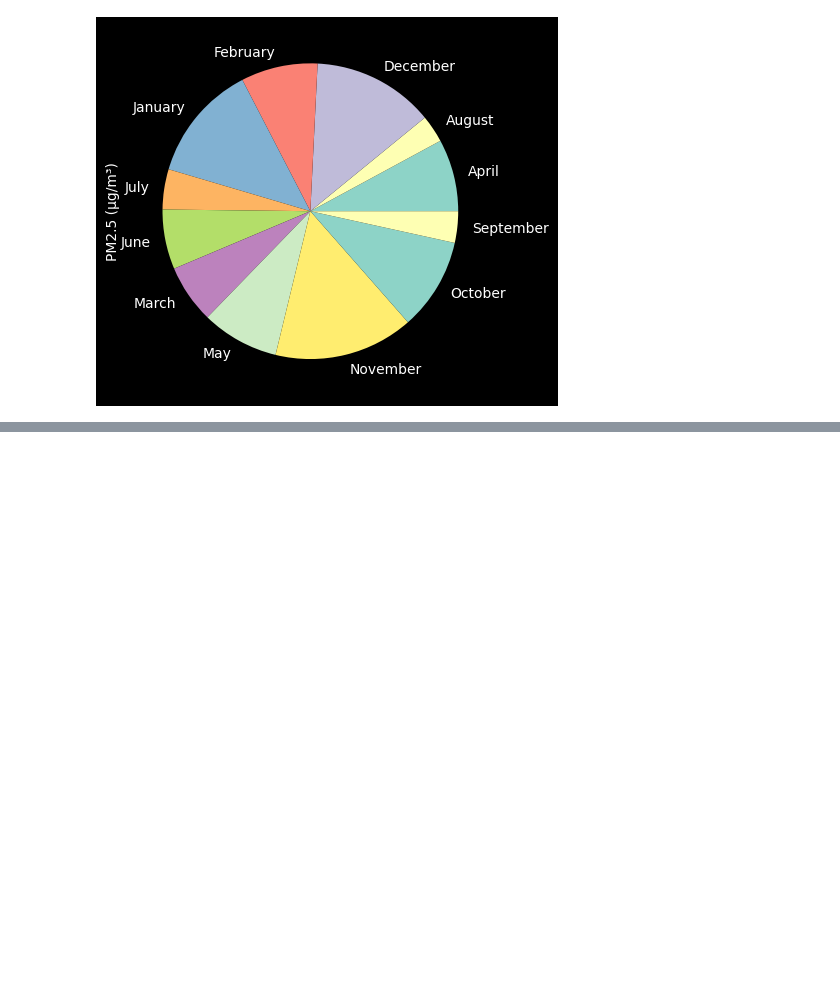
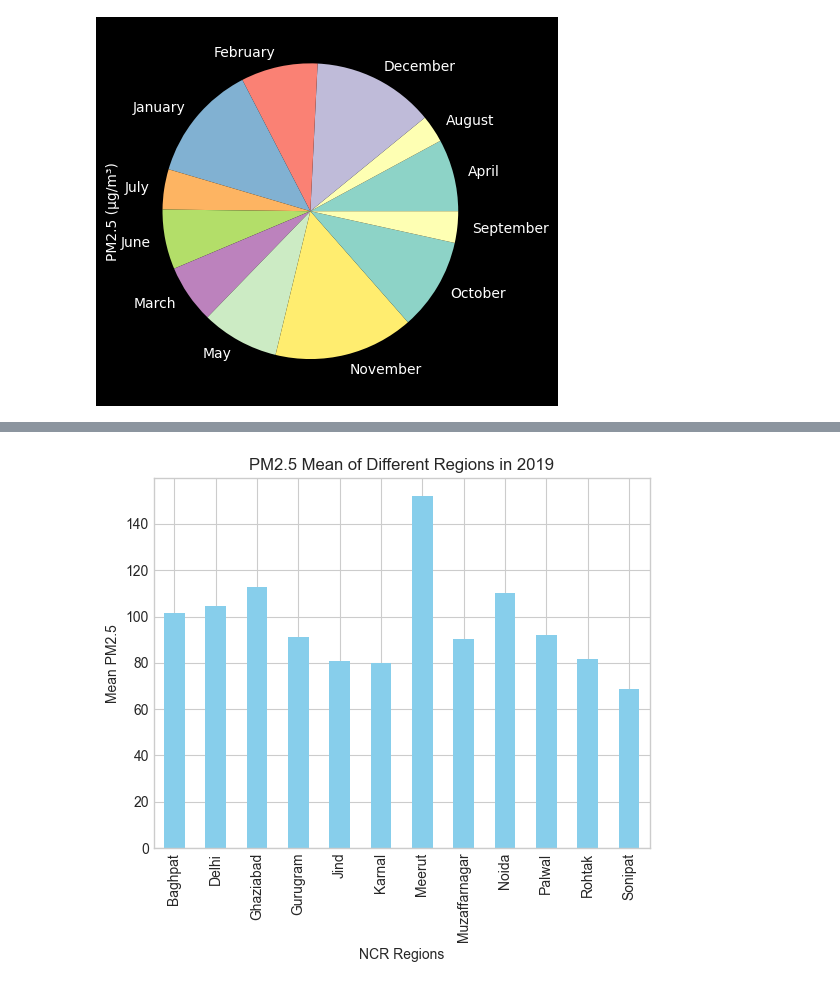
Before and after one commit to TeslaC00/AirPollutionNCR, a Jupyter notebook: GraphVisualization.ipynb, the cells around one changed output, grey strips where cells are left out. Cells and saved outputs as stored; diff of their text form; code cells hidden in the pictures; blank space fills up the shorter version.

```diff
--- a/GraphVisualization.ipynb
+++ b/GraphVisualization.ipynb
@@ -137,0 +173,10 @@ dfs["2019"].groupby("Month")["PM2.5 (µg/m³)"].mean().plot(kind="pie")
+# %%
+plt.style.use("seaborn-v0_8-whitegrid")
+# %%
+df.groupby("Region")["PM2.5 (µg/m³)"].mean().plot(kind="bar",color="skyblue")
+plt.xlabel("NCR Regions")
+plt.ylabel("Mean PM2.5")
+plt.title("PM2.5 Mean of Different Regions in 2019")
+plt.show()
+# %% [output]
+[figure, added]
```
Also changed, not shown: parts of 37 cells of this notebook, 13 other files.
